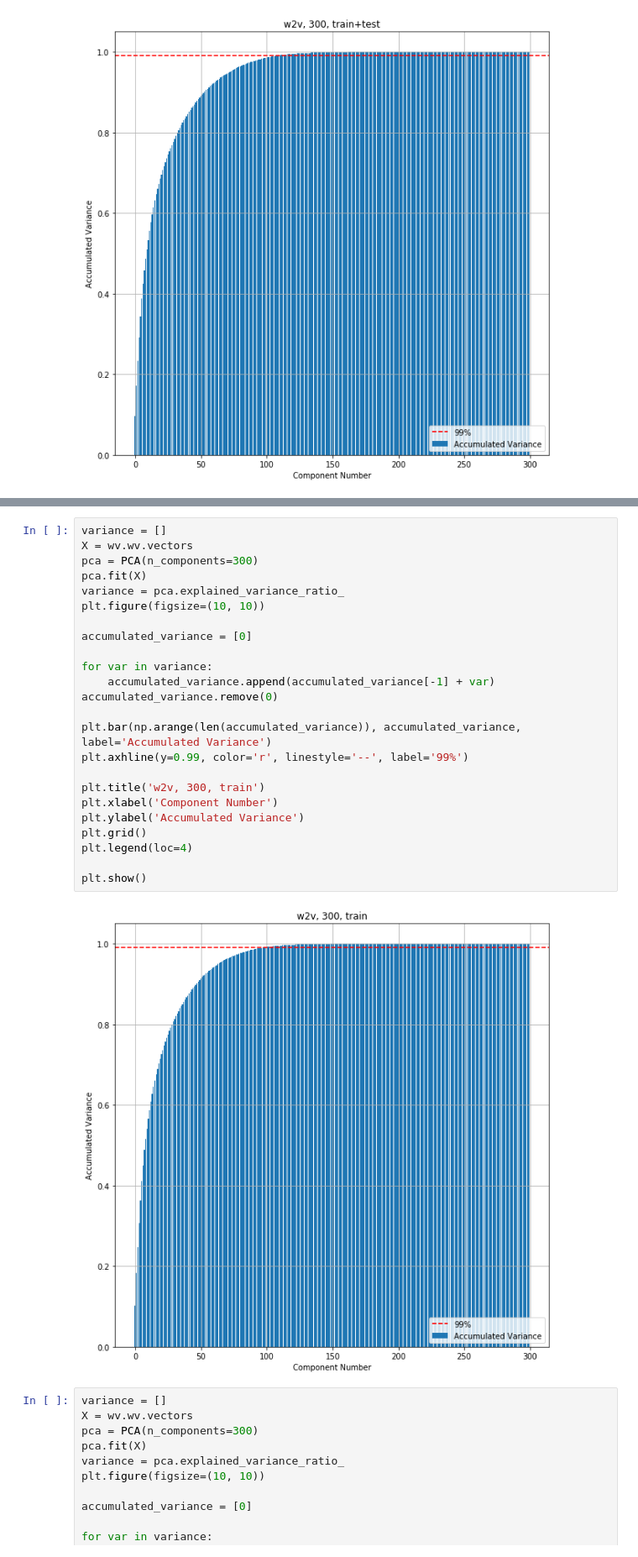
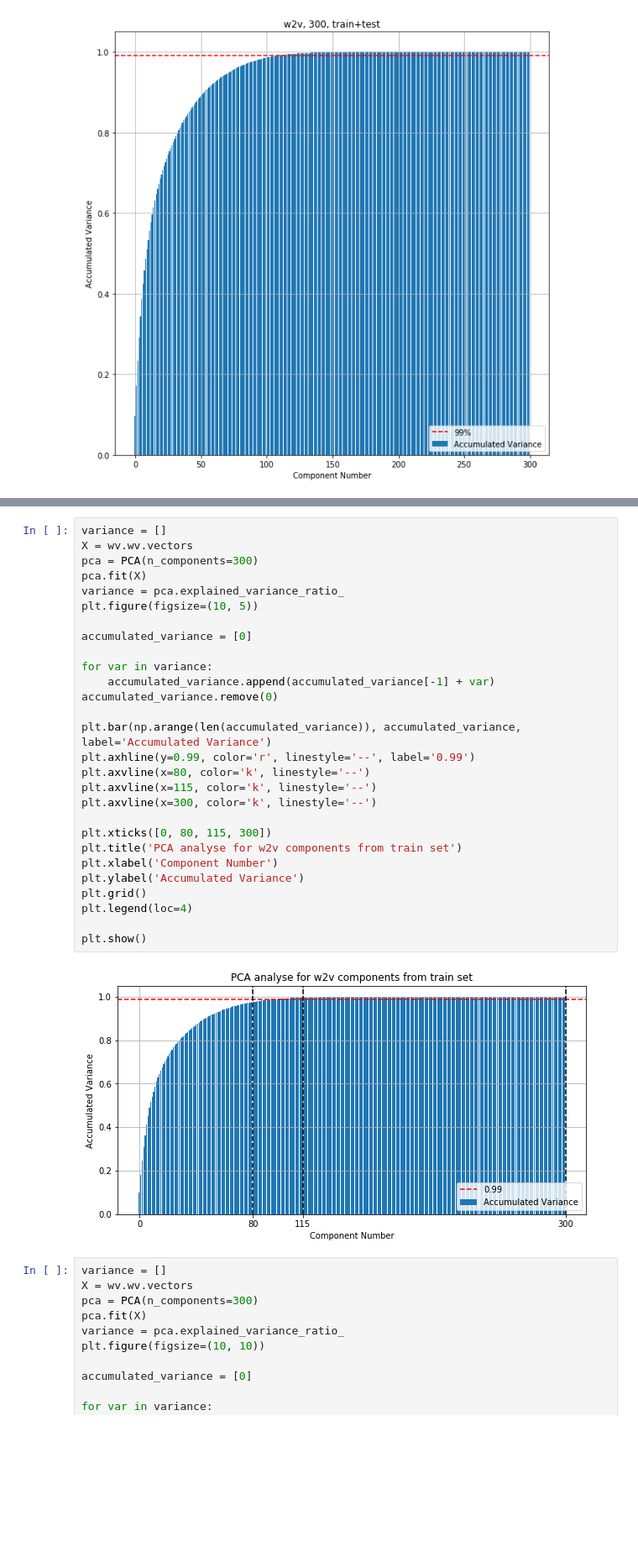
Before and after one commit to amirhpd/text_classifier, a Jupyter notebook: PCA/pca.ipynb, the cells around one changed output, grey strips where cells are left out. Shown: that part at 84% size. Cells and saved outputs as stored; diff of their text form; blank space fills up the shorter version.

```diff
--- a/PCA/pca.ipynb
+++ b/PCA/pca.ipynb
@@ -45,29 +45,33 @@ Wall time: 417 ms
 # %%
 variance = []
 X = wv.wv.vectors
 pca = PCA(n_components=300)
 pca.fit(X)
 variance = pca.explained_variance_ratio_
-plt.figure(figsize=(10, 10))
+plt.figure(figsize=(10, 5))
 
 accumulated_variance = [0]
 
 for var in variance:
     accumulated_variance.append(accumulated_variance[-1] + var)
 accumulated_variance.remove(0)
 
 plt.bar(np.arange(len(accumulated_variance)), accumulated_variance, label='Accumulated Variance')
-plt.axhline(y=0.99, color='r', linestyle='--', label='99%')
+plt.axhline(y=0.99, color='r', linestyle='--', label='0.99')
+plt.axvline(x=80, color='k', linestyle='--')
+plt.axvline(x=115, color='k', linestyle='--')
+plt.axvline(x=300, color='k', linestyle='--')
 
-plt.title('w2v, 300, train')
+plt.xticks([0, 80, 115, 300])
+plt.title('PCA analyse for w2v components from train set')
 plt.xlabel('Component Number')
 plt.ylabel('Accumulated Variance')
 plt.grid()
 plt.legend(loc=4)
 
 plt.show()
 # %% [output]
-[figure, old version]
+[figure, new version]
 # %%
 variance = []
 X = wv.wv.vectors
```
Also changed, not shown: parts of 1 cell of this notebook, 2 other files.
